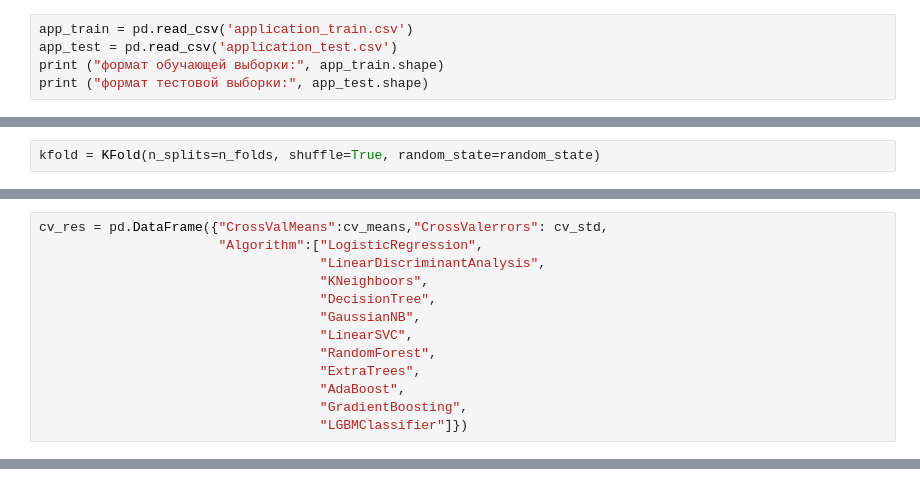
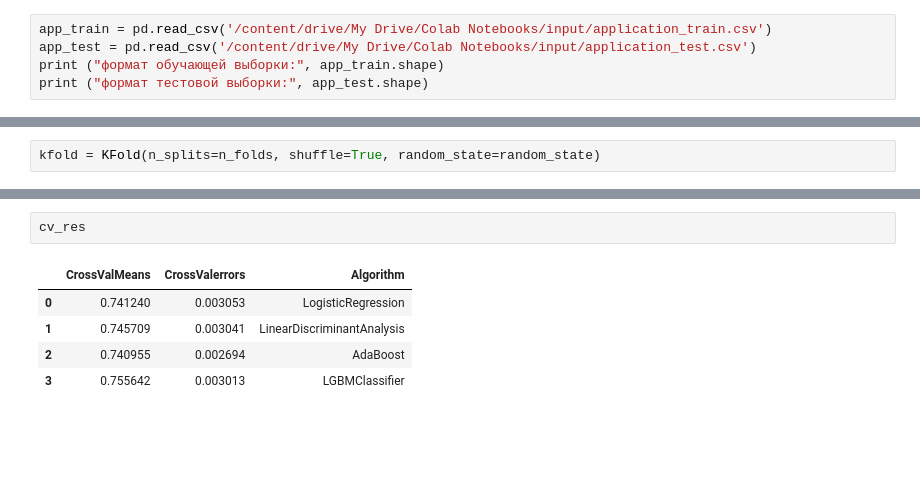
Before and after one commit to bypolyarka/home-credit-kaggle, a Jupyter notebook: home_credit_default_risk.ipynb, the cells around one changed output, grey strips where cells are left out. Cells and saved outputs as stored; diff of their text form; blank space fills up the shorter version.

```diff
--- a/home_credit_default_risk.ipynb
+++ b/home_credit_default_risk.ipynb
@@ -25,6 +21,6 @@ from sklearn.preprocessing import LabelEncoder
 # %%
-app_train = pd.read_csv('application_train.csv')
-app_test = pd.read_csv('application_test.csv')
+app_train = pd.read_csv('/content/drive/My Drive/Colab Notebooks/input/application_train.csv')
+app_test = pd.read_csv('/content/drive/My Drive/Colab Notebooks/input/application_test.csv')
 print ("формат обучающей выборки:", app_train.shape)
 print ("формат тестовой выборки:", app_test.shape)
 # %% [output]
@@ -683,13 +764,0 @@ Training: N_LGBM
-# %%
-cv_res = pd.DataFrame({"CrossValMeans":cv_means,"CrossValerrors": cv_std,
-                       "Algorithm":["LogisticRegression",
-                                    "LinearDiscriminantAnalysis",
-                                    "KNeighboors",
-                                    "DecisionTree",
-                                    "GaussianNB",
-                                    "LinearSVC",
-                                    "RandomForest",
-                                    "ExtraTrees",
-                                    "AdaBoost",
-                                    "GradientBoosting",
-                                    "LGBMClassifier"]})
@@ -713,0 +765,8 @@ N_RF
+# %%
+cv_res
+# %% [output]
+|  | CrossValMeans | CrossValerrors | Algorithm |
+| 0 | 0.741240 | 0.003053 | LogisticRegression |
+| 1 | 0.745709 | 0.003041 | LinearDiscriminantAnalysis |
+| 2 | 0.740955 | 0.002694 | AdaBoost |
+| 3 | 0.755642 | 0.003013 | LGBMClassifier |
```
Also changed, not shown: parts of 32 cells of this notebook.
